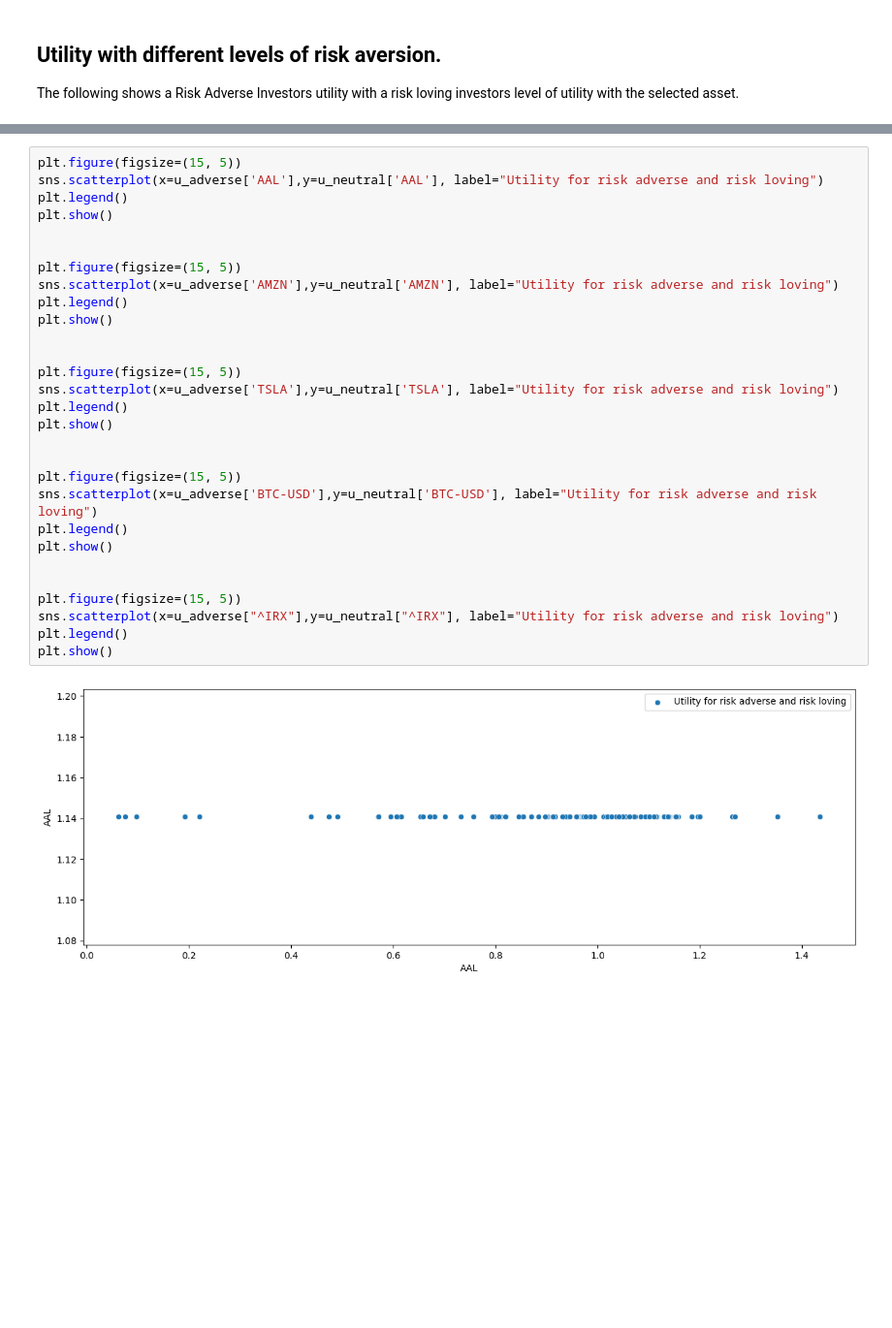
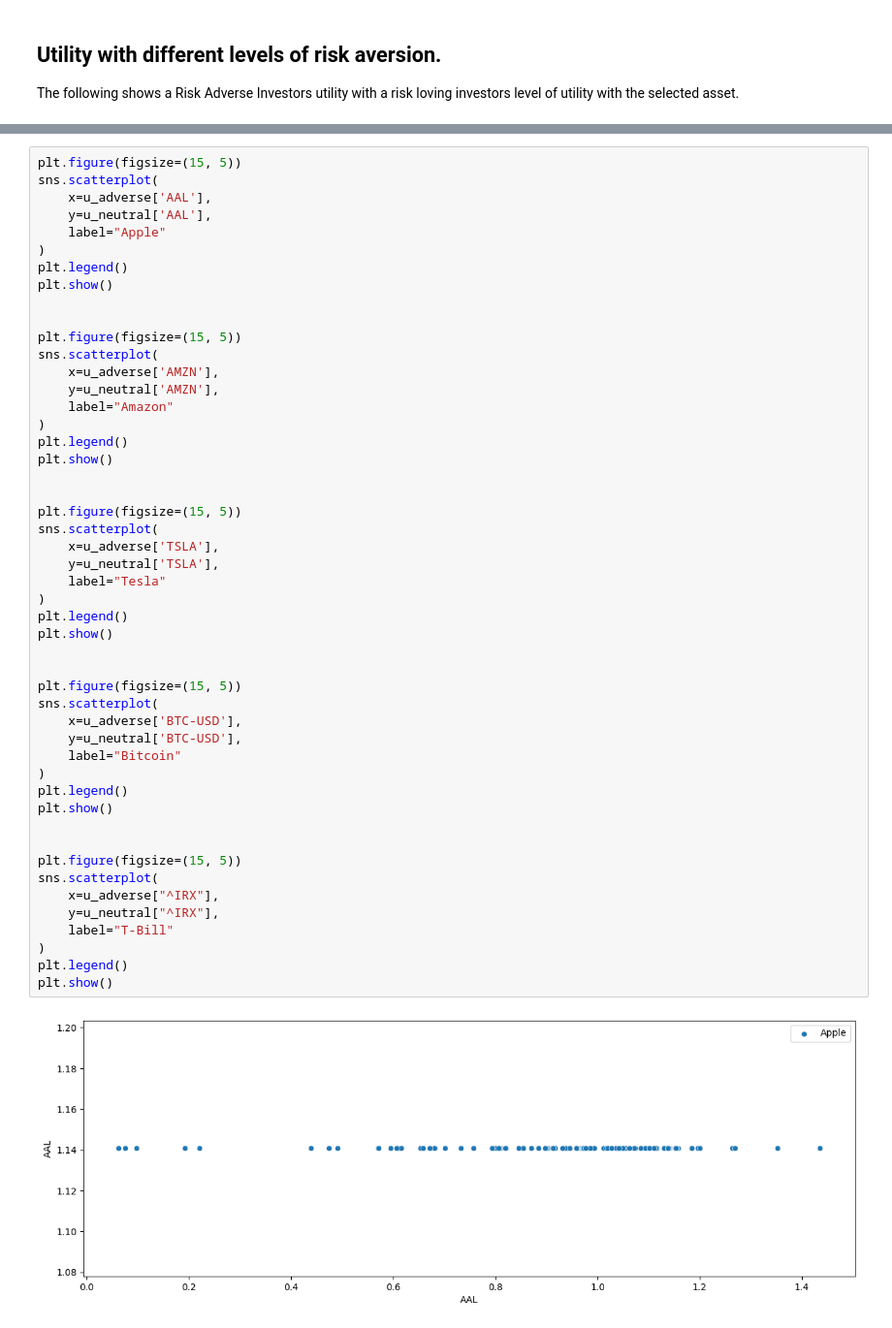
Before and after one commit to nickkats1/Financial-Mathematical-Models, a Jupyter notebook: notebooks/_utility.ipynb, the cells around one changed output, grey strips where cells are left out. Shown at 97% size. Cells and saved outputs as stored; diff of their text form; blank space fills up the shorter version.

```diff
--- a/notebooks/_utility.ipynb
+++ b/notebooks/_utility.ipynb
@@ -117,31 +162,51 @@ plt.show()
 # %%
 plt.figure(figsize=(15, 5))
-sns.scatterplot(x=u_adverse['AAL'],y=u_neutral['AAL'], label="Utility for risk adverse and risk loving")
+sns.scatterplot(
+    x=u_adverse['AAL'],
+    y=u_neutral['AAL'],
+    label="Apple"
+)
 plt.legend()
 plt.show()
 
 
 plt.figure(figsize=(15, 5))
-sns.scatterplot(x=u_adverse['AMZN'],y=u_neutral['AMZN'], label="Utility for risk adverse and risk loving")
+sns.scatterplot(
+    x=u_adverse['AMZN'],
+    y=u_neutral['AMZN'],
+    label="Amazon"
+)
 plt.legend()
 plt.show()
 
 
 plt.figure(figsize=(15, 5))
-sns.scatterplot(x=u_adverse['TSLA'],y=u_neutral['TSLA'], label="Utility for risk adverse and risk loving")
+sns.scatterplot(
+    x=u_adverse['TSLA'],
+    y=u_neutral['TSLA'],
+    label="Tesla"
+)
 plt.legend()
 plt.show()
 
 
 plt.figure(figsize=(15, 5))
-sns.scatterplot(x=u_adverse['BTC-USD'],y=u_neutral['BTC-USD'], label="Utility for risk adverse and risk loving")
+sns.scatterplot(
+    x=u_adverse['BTC-USD'],
+    y=u_neutral['BTC-USD'],
+    label="Bitcoin"
+)
 plt.legend()
 plt.show()
 
 
 plt.figure(figsize=(15, 5))
-sns.scatterplot(x=u_adverse["^IRX"],y=u_neutral["^IRX"], label="Utility for risk adverse and risk loving")
+sns.scatterplot(
+    x=u_adverse["^IRX"],
+    y=u_neutral["^IRX"],
+    label="T-Bill"
+)
 plt.legend()
 plt.show()
 # %% [output]
-[figure, old version]
+[figure, new version]
```
Also changed, not shown: parts of 9 cells of this notebook, 25 other files.
